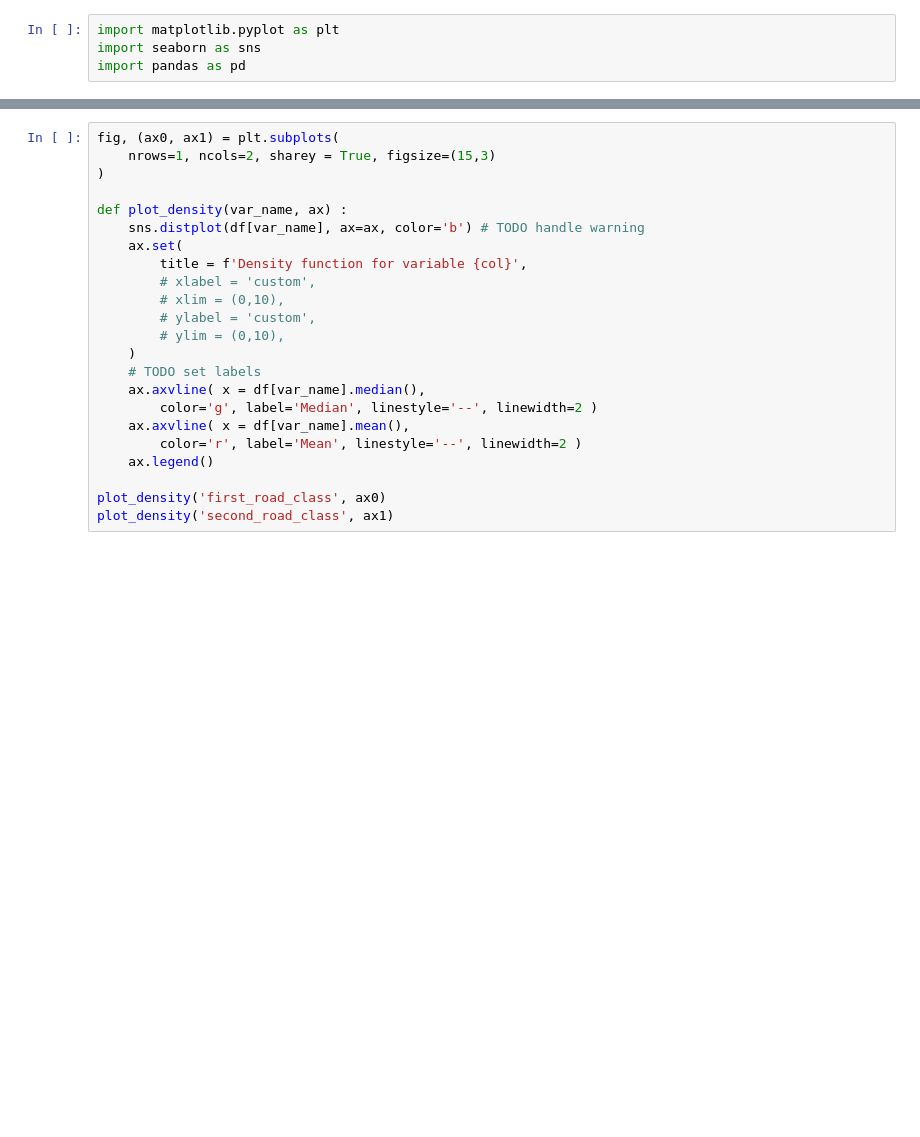
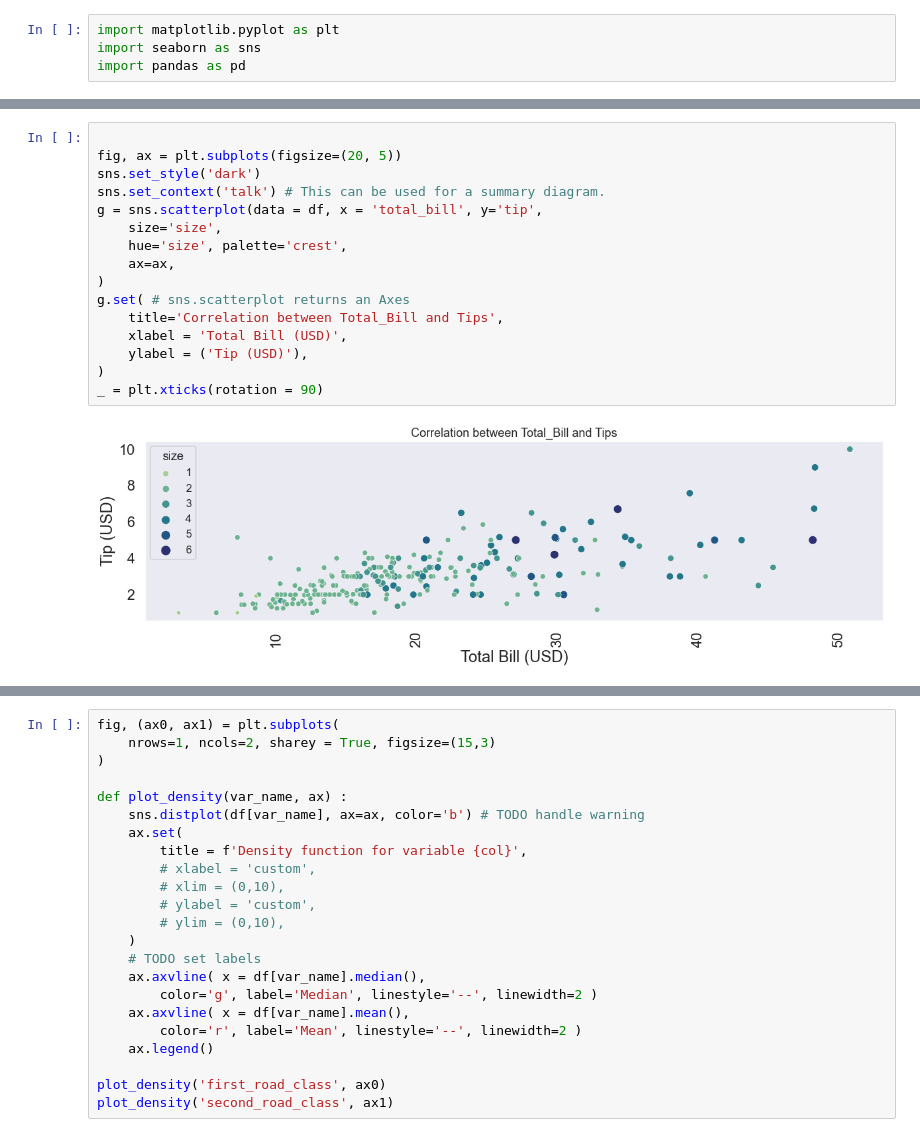
Before and after one commit to developerHobday/data-visualization, a Jupyter notebook: seaborn.ipynb, the cells around one changed output, grey strips where cells are left out. Cells and saved outputs as stored; diff of their text form; blank space fills up the shorter version.

Commit message:
sns context re-organize things

```diff
--- a/seaborn.ipynb
+++ b/seaborn.ipynb
@@ -4,0 +43,18 @@ import pandas as pd
+# %%
+
+fig, ax = plt.subplots(figsize=(20, 5))
+sns.set_style('dark')
+sns.set_context('talk') # This can be used for a summary diagram.
+g = sns.scatterplot(data = df, x = 'total_bill', y='tip',
+    size='size',
+    hue='size', palette='crest',
+    ax=ax,
+)
+g.set( # sns.scatterplot returns an Axes
+    title='Correlation between Total_Bill and Tips',
+    xlabel = 'Total Bill (USD)',
+    ylabel = ('Tip (USD)'),
+)
+_ = plt.xticks(rotation = 90)
+# %% [output]
+[figure, added]
```
Also changed, not shown: parts of 29 cells of this notebook, 2 other files.
